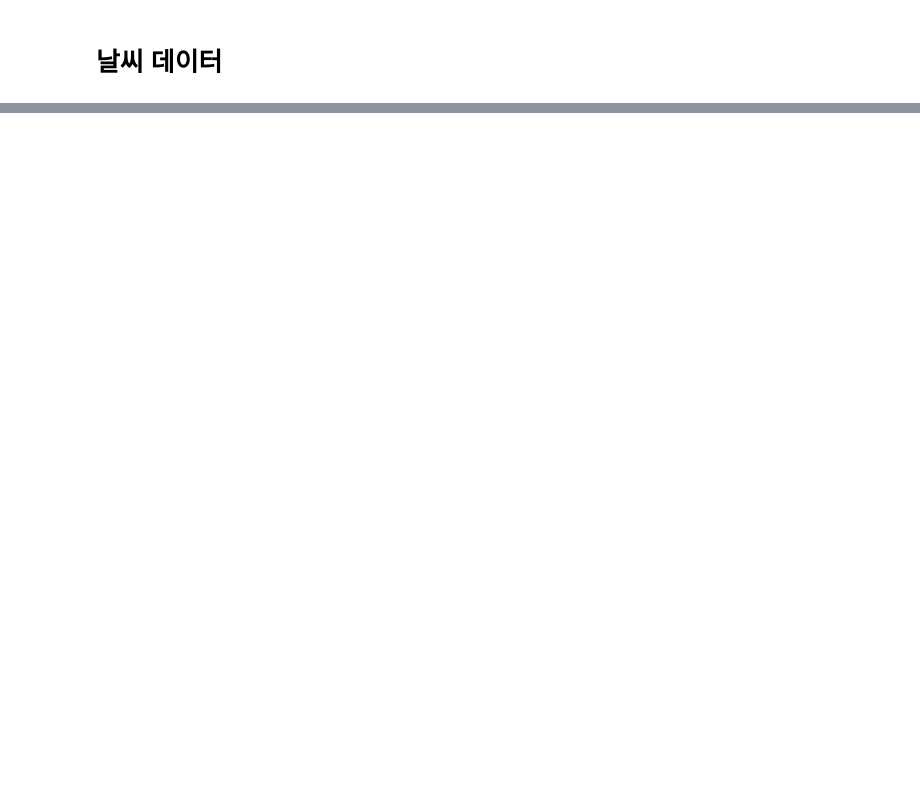
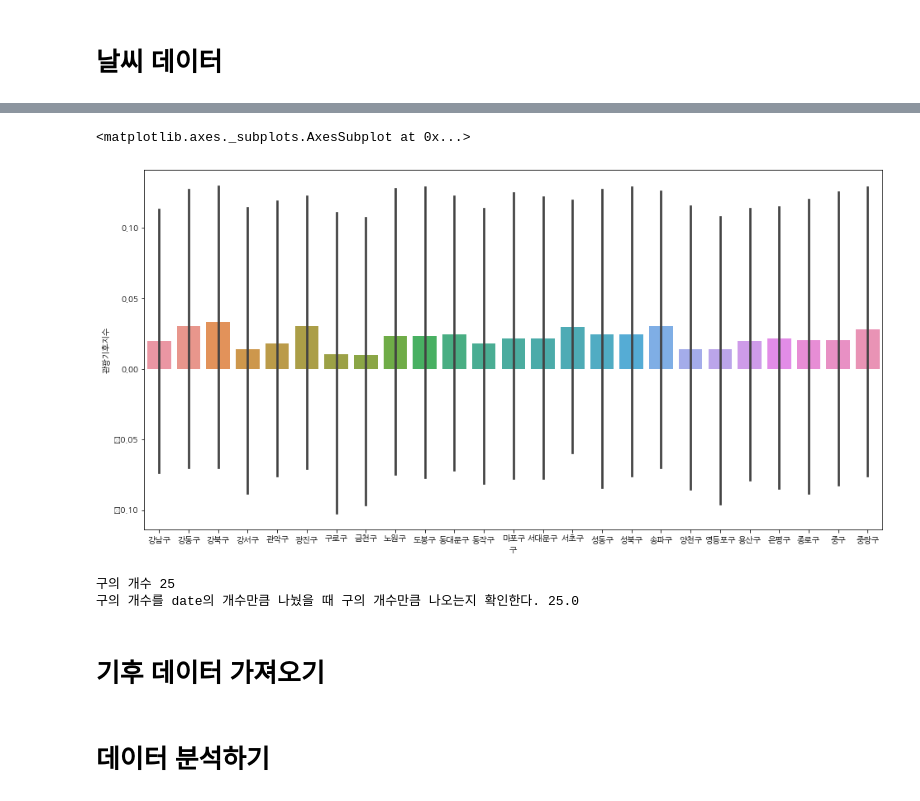
Before and after one commit to qkrwjdduf159/-, a Jupyter notebook: 팀프로젝트/0426_0624.ipynb, the cells around one changed output, grey strips where cells are left out. Saved outputs shown, nothing was run; the diff lists cells and outputs as text; code cells hidden in the pictures; blank space fills up the shorter version.

```diff
--- a/팀프로젝트/0426_0624.ipynb
+++ b/팀프로젝트/0426_0624.ipynb
@@ -213,0 +240,9 @@ weather['weekday'] = weather['weekend'].apply(lambda x:1 if x > 4 else 0)
+# %%
+# 구별로 관광기후지수의 차이를 알아보자.
+plt.figure(figsize = (16,8))
+sns.barplot(data = weather, x = '구', y = '관광기후지수')
+
+# 시군구로 관광기후지수를 나타내면 안된다는 것을 알게 됩니다!
+# %% [output]
+<matplotlib.axes._subplots.AxesSubplot at 0x...>
+[figure, added]
@@ -213,0 +254,15 @@ weather['weekday'] = weather['weekend'].apply(lambda x:1 if x > 4 else 0)
+# %%
+# 잘 합쳐졌는지 확인해 보자.
+# '구'가 몇개 있는지 알아보자.
+print('구의 개수',len(data['구'].unique()))
+
+# 데이터를 date의 개수를 알아본다.
+print('구의 개수를 date의 개수만큼 나눴을 때 구의 개수만큼 나오는지 확인한다.'
+,len(data)/len(data['date'].unique()))
+
+# 데이터가 merge로 잘 합쳐졌다.
+# %% [output]
+구의 개수 25
+구의 개수를 date의 개수만큼 나눴을 때 구의 개수만큼 나오는지 확인한다. 25.0
+# %% [markdown]
+# 기후 데이터 가져오기
@@ -213,0 +279,2 @@ weather['weekday'] = weather['weekend'].apply(lambda x:1 if x > 4 else 0)
+# %% [markdown]
+# 데이터 분석하기
```
Also changed, not shown: parts of 26 cells of this notebook.
